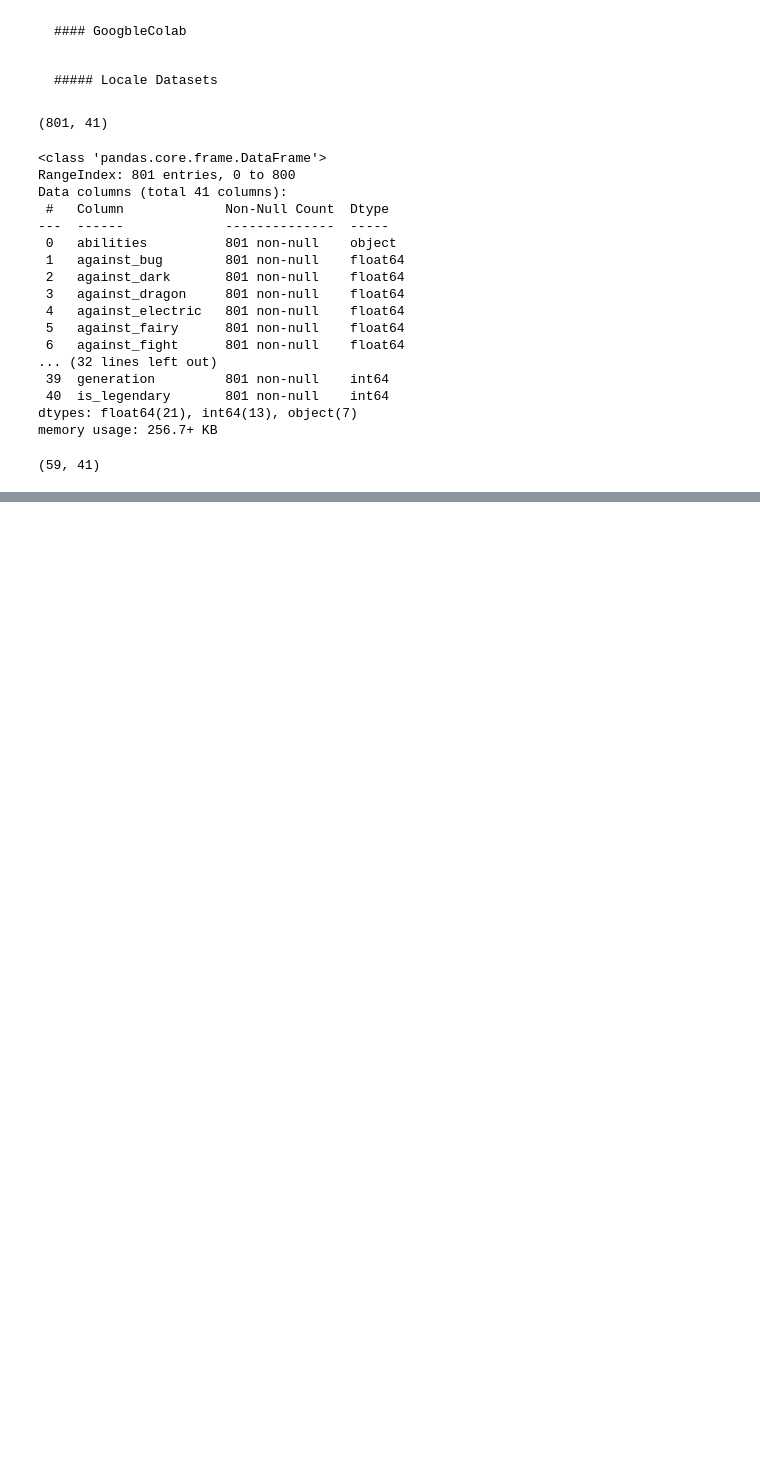
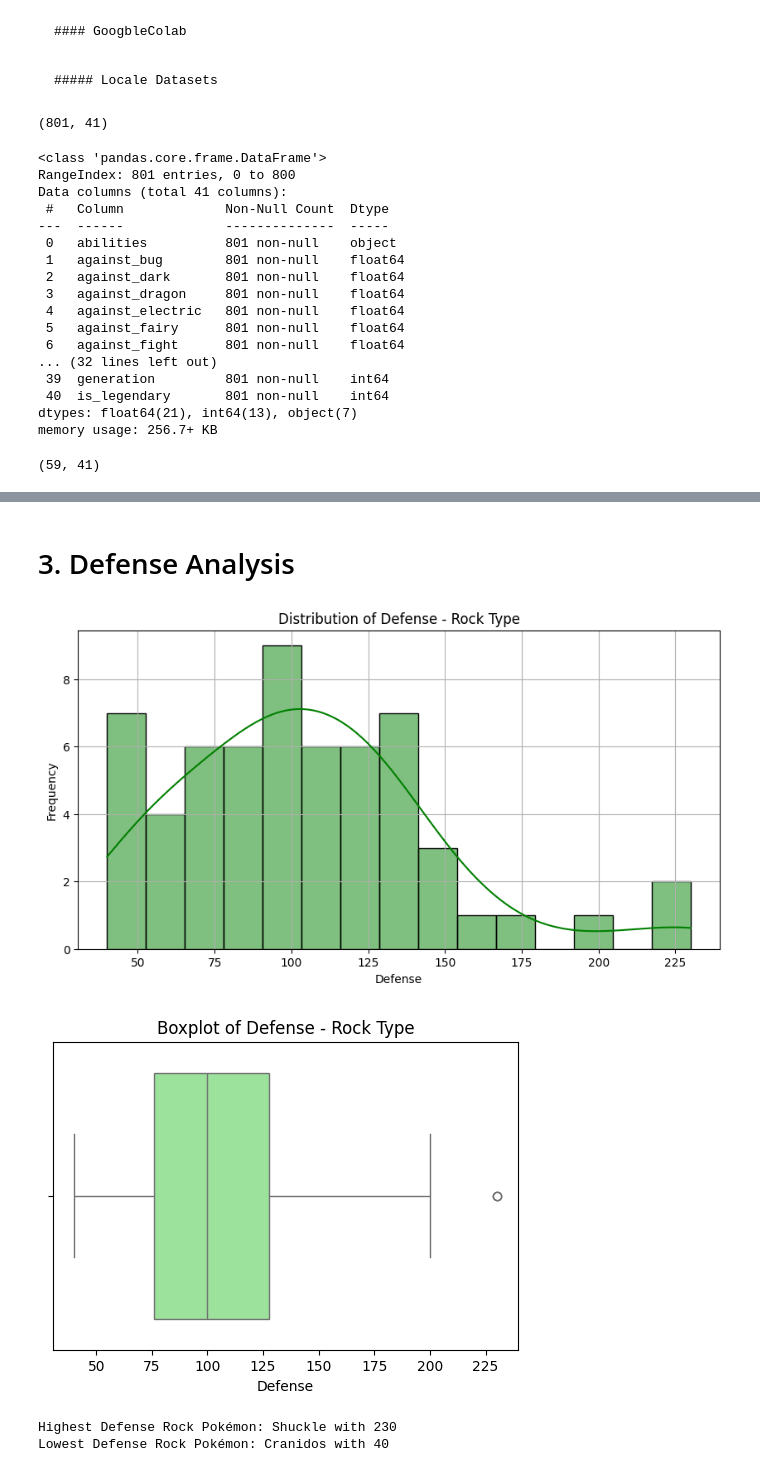
Before and after one commit to driosoft-pro/DataPokemonBattle, a Jupyter notebook: pokemon_battle_rock.ipynb, the cells around one changed output, grey strips where cells are left out. Drawn from its saved outputs; the diff is of its cells as text; code cells hidden in the pictures; blank space fills up the shorter version.

```diff
--- a/pokemon_battle_rock.ipynb
+++ b/pokemon_battle_rock.ipynb
@@ -76,0 +117,27 @@ df_rock.head(10)
+# %% [markdown]
+# 3. Defense Analysis
+# %%
+plt.figure(figsize=(10, 5))
+sns.histplot(df_rock['defense'], kde=True, bins=15, color='green')
+plt.title('Distribution of Defense - Rock Type')
+plt.xlabel('Defense')
+plt.ylabel('Frequency')
+plt.grid(True)
+plt.show()
+
+plt.figure(figsize=(6, 4))
+sns.boxplot(x=df_rock['defense'], color='lightgreen')
+plt.title('Boxplot of Defense - Rock Type')
+plt.xlabel('Defense')
+plt.show()
+
+# Highest and lowest defense
+strongest_defense = df_rock.loc[df_rock['defense'].idxmax()]
+weakest_defense = df_rock.loc[df_rock['defense'].idxmin()]
+print(f"Highest Defense Rock Pokémon: {strongest_defense['name']} with {strongest_defense['defense']}")
+print(f"Lowest Defense Rock Pokémon: {weakest_defense['name']} with {weakest_defense['defense']}")
+# %% [output]
+[figure, added]
+[figure, added]
+Highest Defense Rock Pokémon: Shuckle with 230
+Lowest Defense Rock Pokémon: Cranidos with 40
```
Also changed, not shown: parts of 16 cells of this notebook.
